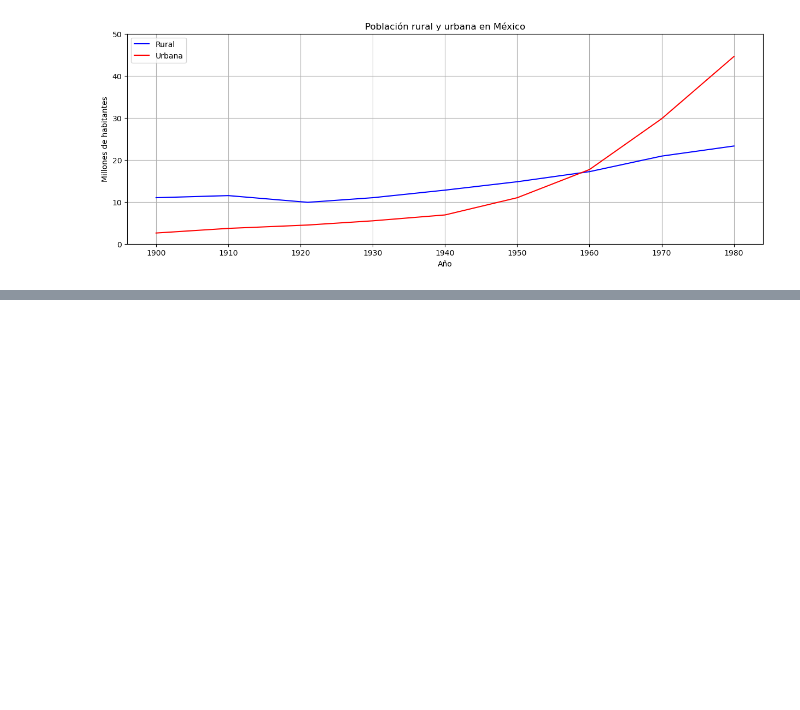
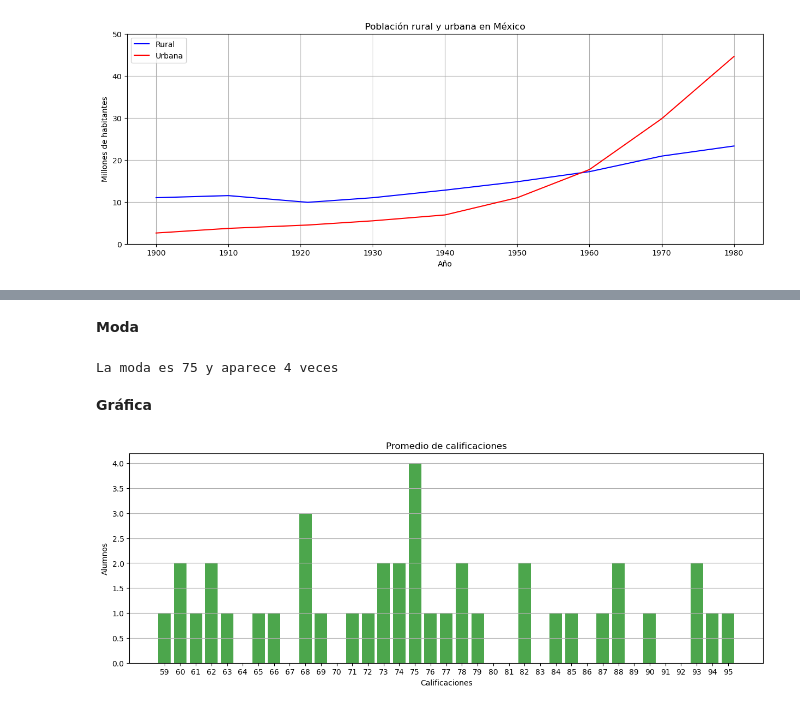
Before and after one commit to leon-mtz07/Probability_and_Stadistics, a Jupyter notebook: Estadística.ipynb, the cells around one changed output, grey strips where cells are left out. Cells and saved outputs as stored; diff of their text form; code cells hidden in the pictures; blank space fills up the shorter version.

```diff
--- a/Estadística.ipynb
+++ b/Estadística.ipynb
@@ -401,0 +709,2 @@ plt.show()
+# %%
+lista_ordenada = sorted([68, 75, 84, 61, 75, 65, 82, 75, 68, 87, 90, 74, 62, 88, 62, 95, 76, 78, 93, 63, 73, 72, 79, 66, 88, 78, 73, 82, 60, 75, 93, 94, 71, 59, 85, 77, 69, 74, 68, 60])
@@ -401,0 +723,28 @@ plt.show()
+# %% [markdown]
+**Moda**
+# %%
+print(f'La moda es {mode(lista_ordenada)[0]} y aparece {mode(lista_ordenada)[1]} veces')
+# %% [output]
+La moda es 75 y aparece 4 veces
+# %% [markdown]
+**Gráfica**
+# %%
+calificaciones = pd.DataFrame({'Calificaciones' : lista_ordenada})
+# %%
+# Configurar el DataFrame
+frecuencia = calificaciones['Calificaciones'].value_counts()
+calificaciones['Alumnos'] = calificaciones['Calificaciones'].map(frecuencia)
+calificaciones.drop_duplicates(inplace=True)
+calificaciones.sort_values(by=['Calificaciones'], inplace=True)
+# %%
+# Gráficar
+plt.figure(figsize = (15, 5))
+plt.bar(calificaciones['Calificaciones'], calificaciones['Alumnos'], color='green', alpha=0.7, linestyle='dashed')
+plt.title('Promedio de calificaciones')
+plt.xlabel('Calificaciones')
+plt.ylabel('Alumnos')
+plt.xticks(np.arange(59, 96))
+plt.grid(axis='y')
+plt.show()
+# %% [output]
+[figure, added]
```
Also changed, not shown: parts of 113 cells of this notebook.
